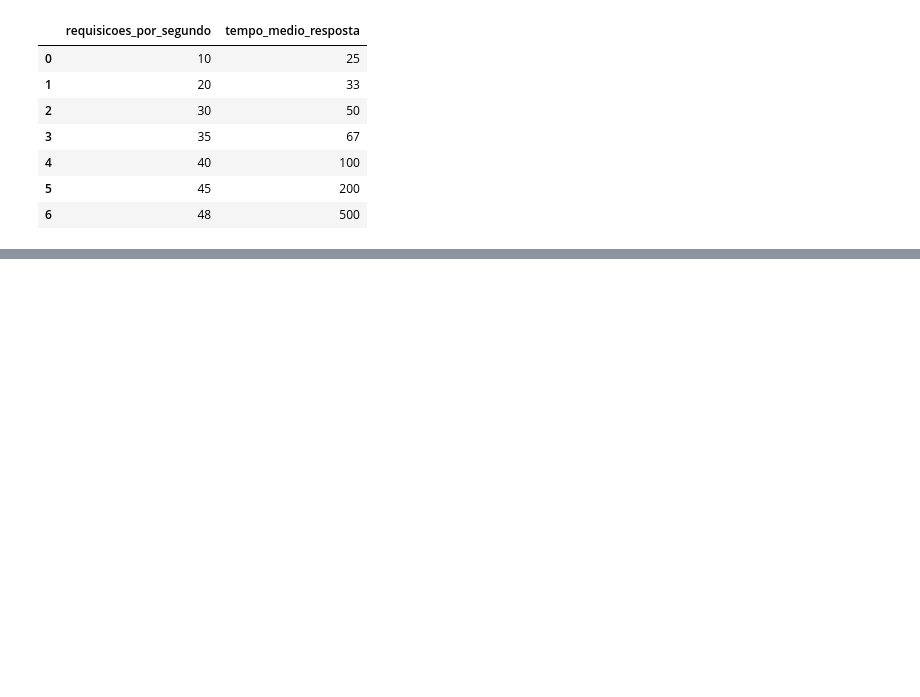
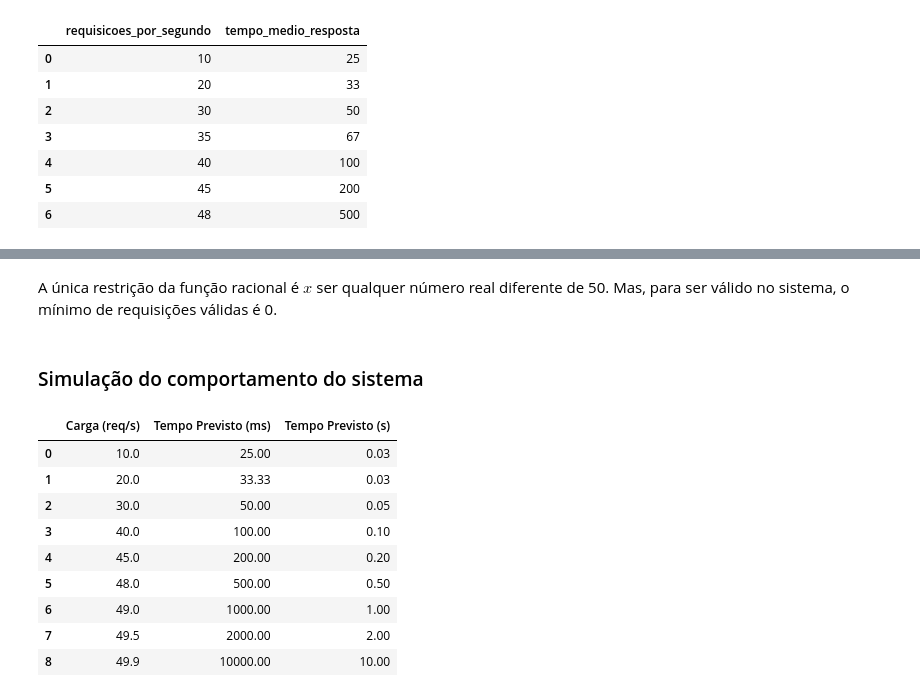
Before and after one commit to liviapisanello/cp4-calculo, a Jupyter notebook: cp4.ipynb, the cells around one changed output, grey strips where cells are left out. Cells and saved outputs as stored; diff of their text form; code cells hidden in the pictures; blank space fills up the shorter version.

```diff
--- a/cp4.ipynb
+++ b/cp4.ipynb
@@ -47,0 +65,35 @@ display(df)
+# %% [markdown]
+A única restrição da função racional é $x$ ser qualquer número real diferente de 50. Mas, para ser válido no sistema, o mínimo de requisições válidas é 0.
+# %% [markdown]
+### Simulação do comportamento do sistema
+# %%
+# definindo x como número real + f(x)
+x = sp.symbols("x", real=True)
+f_x = 1000 / (50 - x)
+
+cargas = [10, 20, 30, 40, 45, 48, 49, 49.5, 49.9]
+
+f_num = sp.lambdify(x, f_x, "numpy")
+tempos_ms = [f_num(c) for c in cargas]
+tempos_s = [t / 1000 for t in tempos_ms]
+
+df_simulacao = pd.DataFrame(
+    {
+        "Carga (req/s)": cargas,
+        "Tempo Previsto (ms)": [round(t, 2) for t in tempos_ms],
+        "Tempo Previsto (s)": [round(t, 2) for t in tempos_s],
+    }
+)
+
+display(df_simulacao)
+# %% [output]
+|  | Carga (req/s) | Tempo Previsto (ms) | Tempo Previsto (s) |
+| 0 | 10.0 | 25.00 | 0.03 |
+| 1 | 20.0 | 33.33 | 0.03 |
+| 2 | 30.0 | 50.00 | 0.05 |
+| 3 | 40.0 | 100.00 | 0.10 |
+| 4 | 45.0 | 200.00 | 0.20 |
+| 5 | 48.0 | 500.00 | 0.50 |
+| 6 | 49.0 | 1000.00 | 1.00 |
+| 7 | 49.5 | 2000.00 | 2.00 |
+| 8 | 49.9 | 10000.00 | 10.00 |
```
Also changed, not shown: parts of 40 cells of this notebook, 1 other file.
